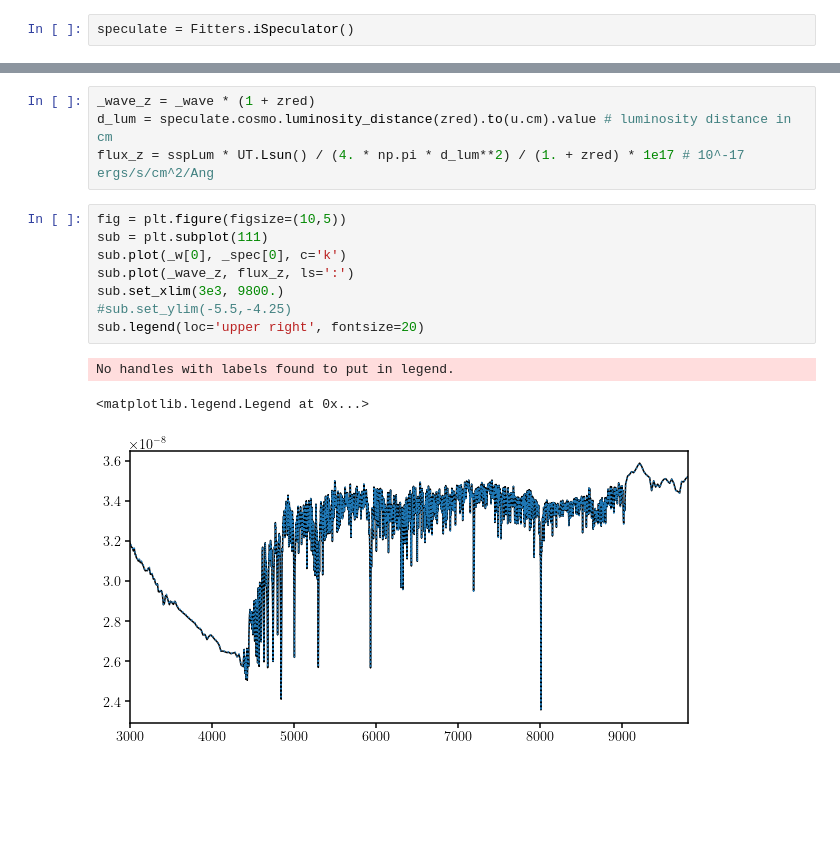
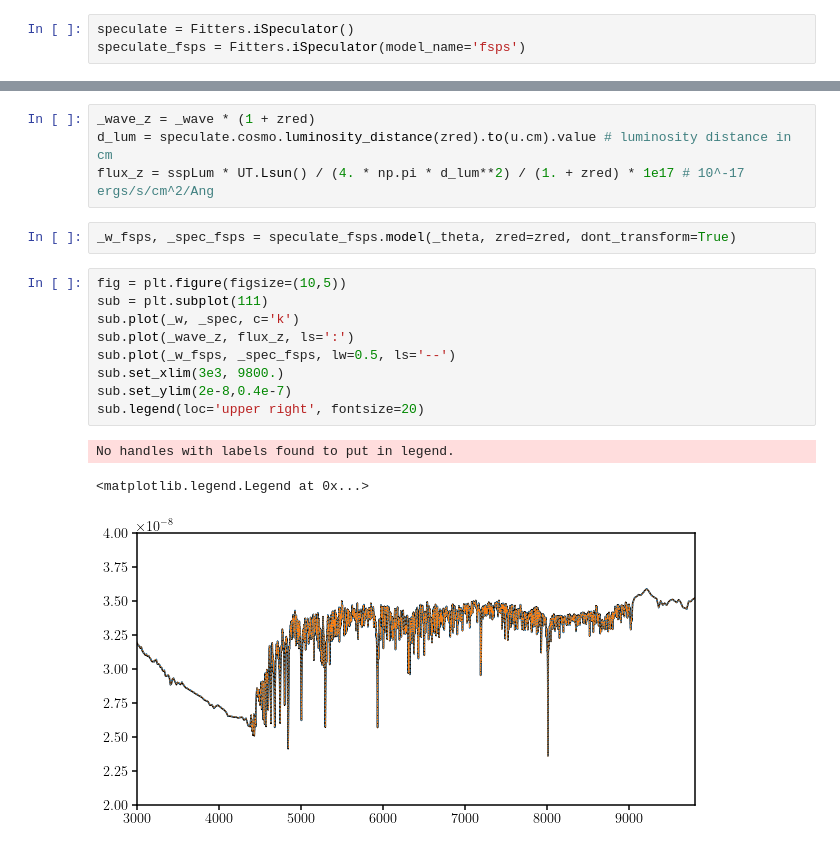
Before and after one commit to changhoonhahn/gqp_mc, a Jupyter notebook: nb/speculator_fsps.ipynb, the cells around one changed output, grey strips where cells are left out. Cells and saved outputs as stored; diff of their text form; blank space fills up the shorter version.

Commit message:
iSpeculator._fsps_model validated

```diff
--- a/nb/speculator_fsps.ipynb
+++ b/nb/speculator_fsps.ipynb
@@ -24,6 +24,7 @@ mpl.rcParams['legend.frameon'] = False
 %matplotlib inline
 # %%
 speculate = Fitters.iSpeculator()
+speculate_fsps = Fitters.iSpeculator(model_name='fsps')
 # %%
 # Generate some random SED and sort out wavelength selection
 theta = np.load('_theta.npy')
@@ -52,15 +64,18 @@ _w, _spec = speculate.model(_theta, zred=zred, dont_transform=True)
 _wave_z = _wave * (1 + zred)
 d_lum = speculate.cosmo.luminosity_distance(zred).to(u.cm).value # luminosity distance in cm
 flux_z = sspLum * UT.Lsun() / (4. * np.pi * d_lum**2) / (1. + zred) * 1e17 # 10^-17 ergs/s/cm^2/Ang
+# %%
+_w_fsps, _spec_fsps = speculate_fsps.model(_theta, zred=zred, dont_transform=True)
 # %%
 fig = plt.figure(figsize=(10,5))
 sub = plt.subplot(111)
-sub.plot(_w[0], _spec[0], c='k')
+sub.plot(_w, _spec, c='k')
 sub.plot(_wave_z, flux_z, ls=':')
+sub.plot(_w_fsps, _spec_fsps, lw=0.5, ls='--')
 sub.set_xlim(3e3, 9800.)
-#sub.set_ylim(-5.5,-4.25)
+sub.set_ylim(2e-8,0.4e-7)
 sub.legend(loc='upper right', fontsize=20)
 # %% [output]
 No handles with labels found to put in legend.
 <matplotlib.legend.Legend at 0x...>
-[figure, old version]
+[figure, new version]
```
Also changed, not shown: parts of 3 cells of this notebook.
